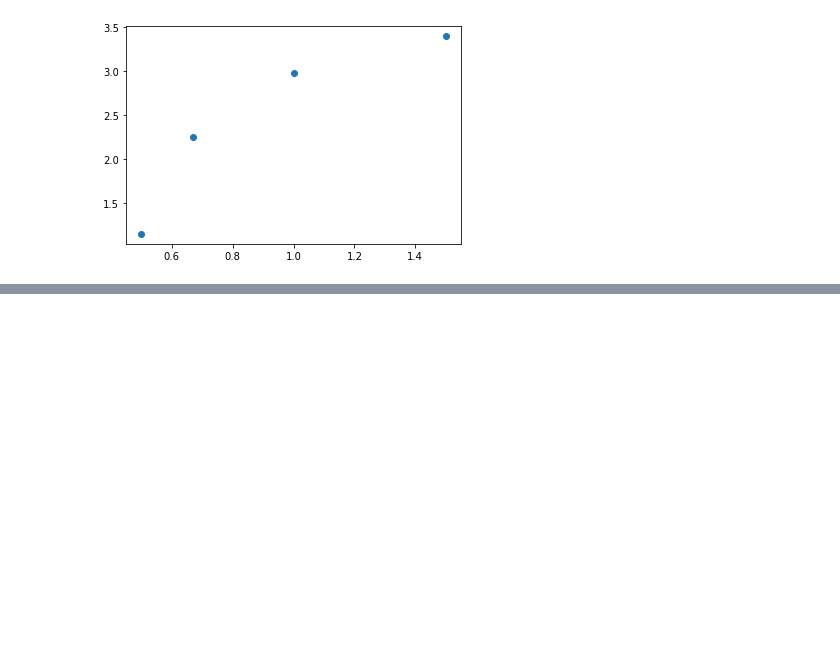
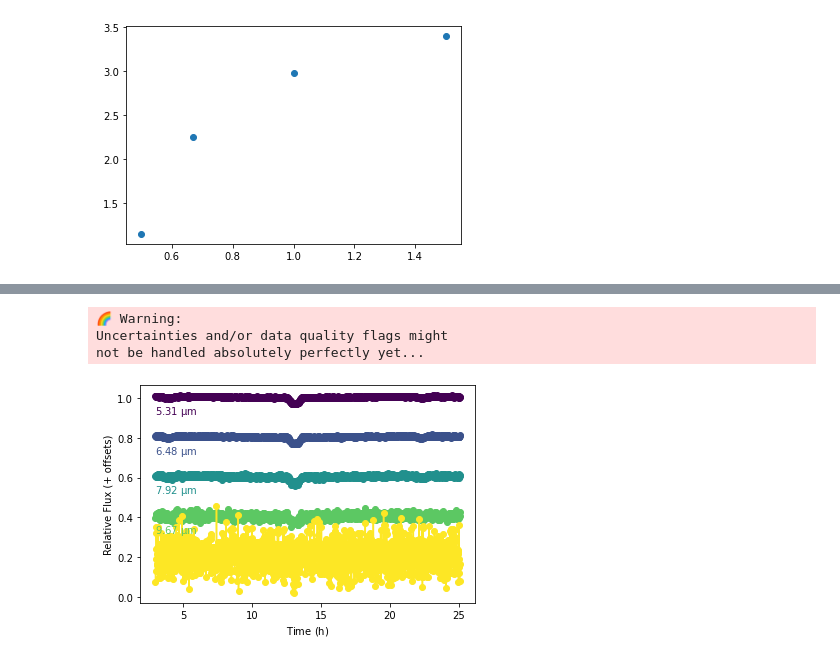
Before and after one commit to ideasrule/sparta, a Jupyter notebook: Analyze spectra.ipynb, the cells around one changed output, grey strips where cells are left out. Saved outputs shown, nothing was run; the diff lists cells and outputs as text; code cells hidden in the pictures; blank space fills up the shorter version.

```diff
--- a/Analyze spectra.ipynb
+++ b/Analyze spectra.ipynb
@@ -273,0 +298,7 @@ plt.scatter(fluxes, depths)
+# %%
+r.bin(R=5).plot(spacing=0.2)
+# %% [output]
+🌈 Warning:
+Uncertainties and/or data quality flags might
+not be handled absolutely perfectly yet...
+[figure, added]
```
Also changed, not shown: parts of 12 cells of this notebook, 1 other file.
